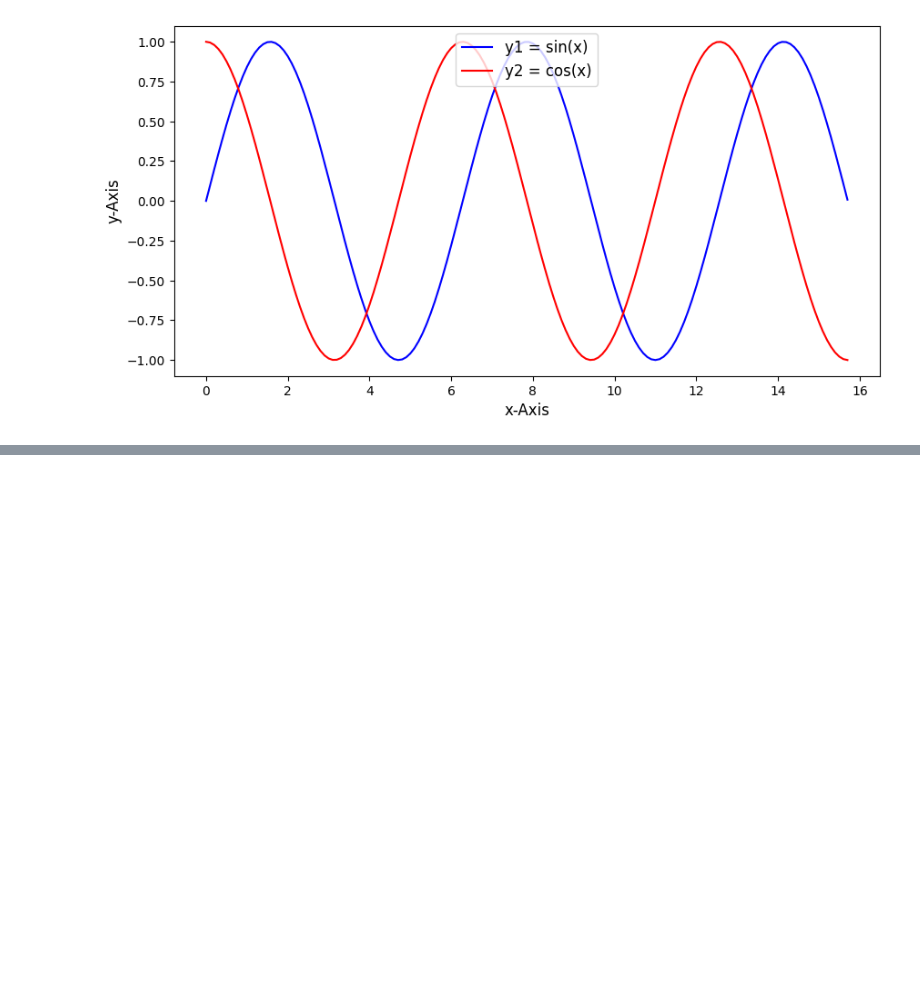
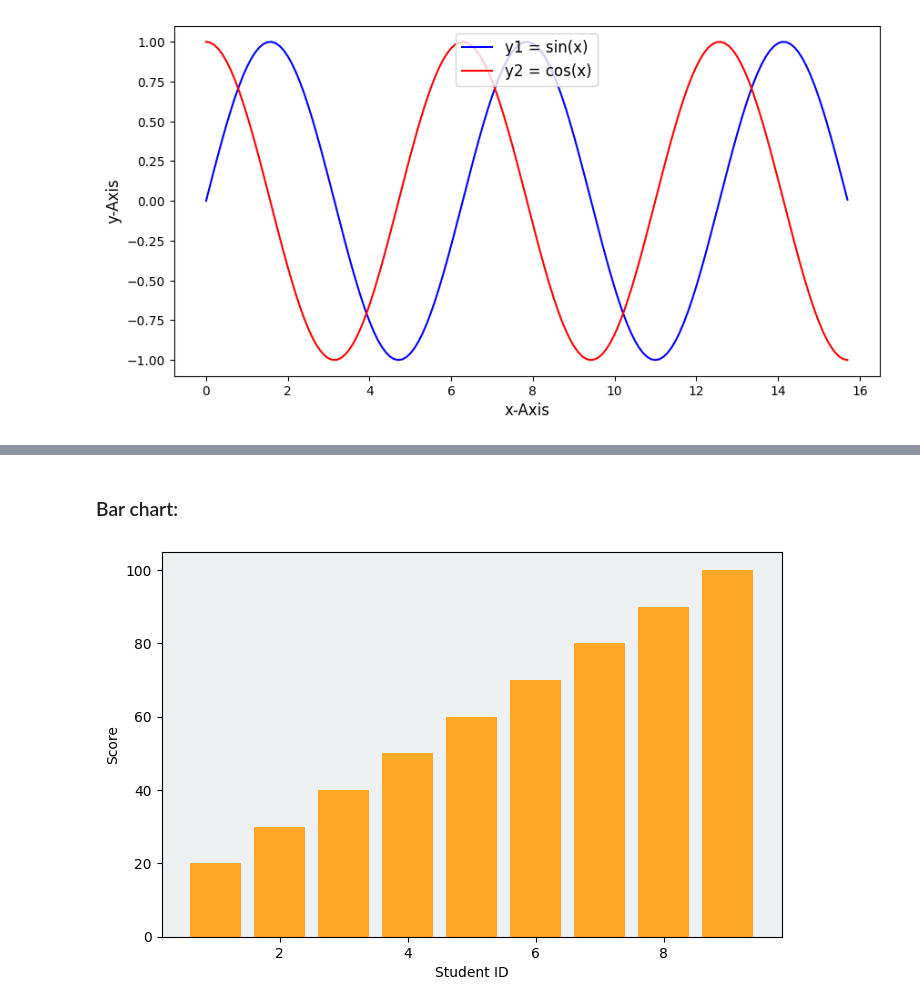
Before and after one commit to MrShotgun1182/Matplotlib, a Jupyter notebook: plt.ipynb, the cells around one changed output, grey strips where cells are left out. Drawn from its saved outputs; the diff is of its cells as text; code cells hidden in the pictures; blank space fills up the shorter version.

```diff
--- a/plt.ipynb
+++ b/plt.ipynb
@@ -58,0 +79,15 @@ plt.show()
+# %% [markdown]
+### Bar chart:
+# %%
+id1 = np.arange(1,10)
+score = np.arange(20, 110, 10)
+
+plt.figure(figsize=(8,5))
+ax = plt.axes()
+ax.set_facecolor("#ECF0F1")
+plt.bar(id1, score, color='#FFA726')
+plt.xlabel('Student ID')
+plt.ylabel('Score')
+plt.show()
+# %% [output]
+[figure, added]
```
Also changed, not shown: parts of 8 cells of this notebook.
